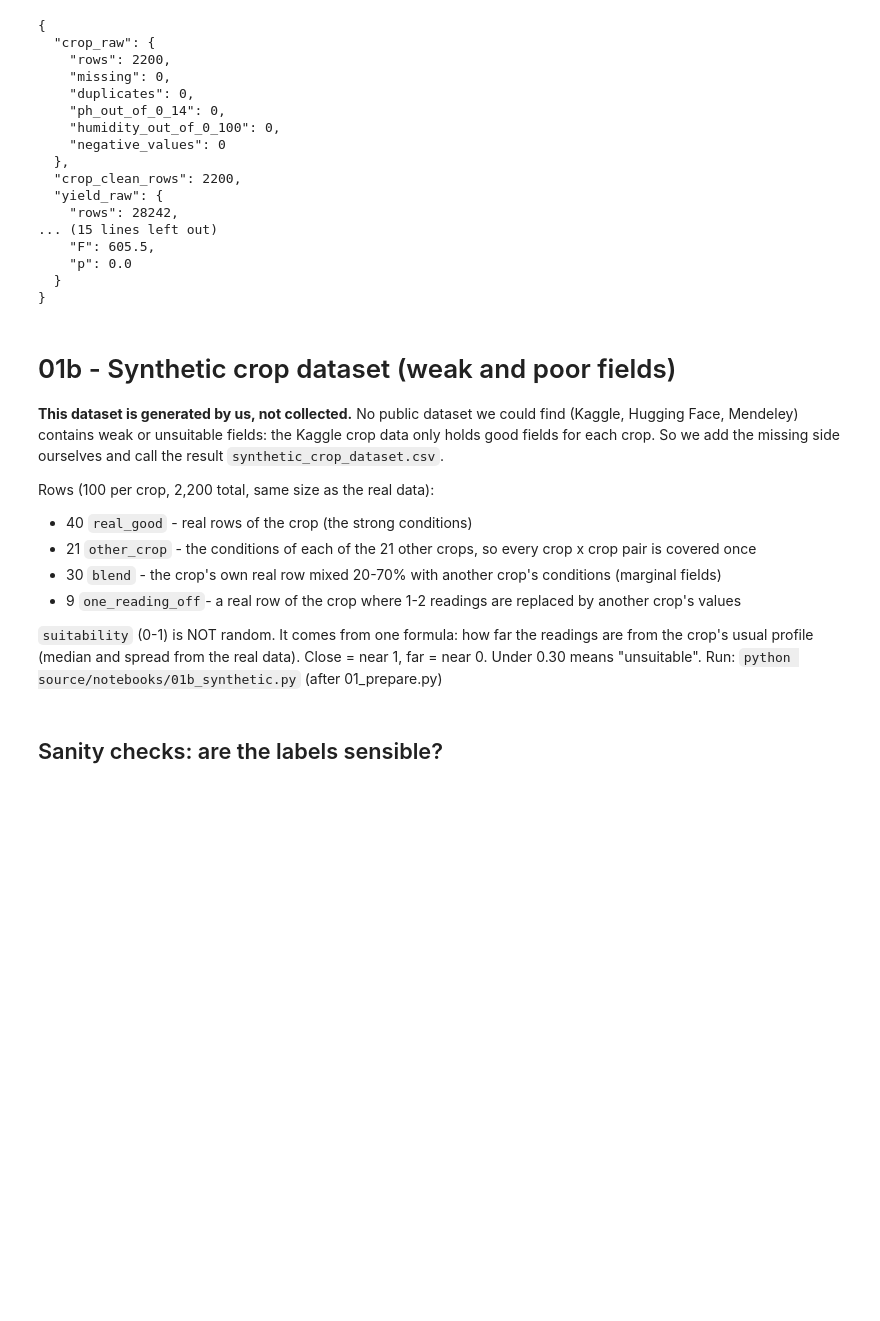
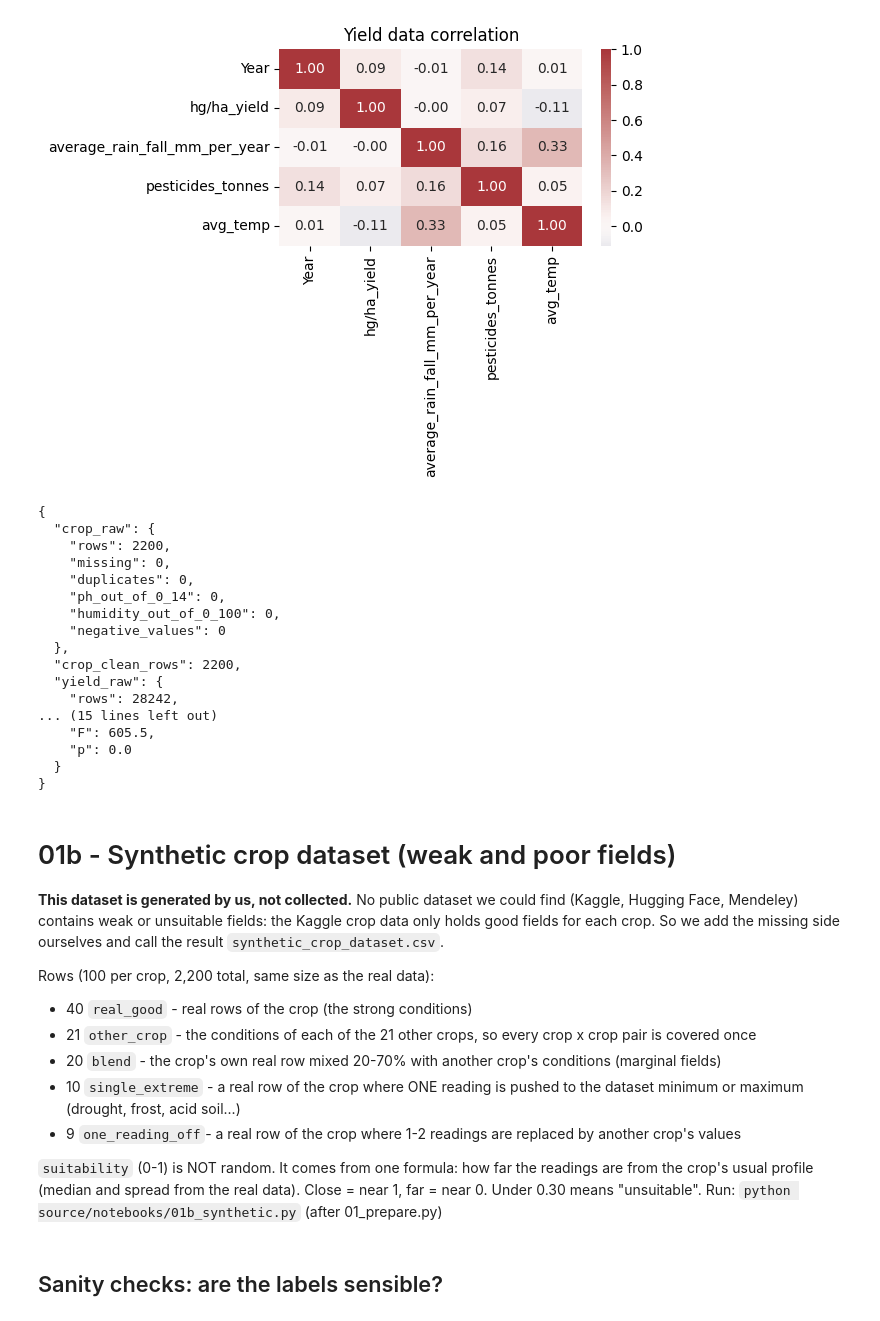
Before and after one commit to NikhilD2003/smart-crop-advisor, a Jupyter notebook: source/notebooks/smart_crop_advisor.ipynb, the cells around one changed output. Cells and saved outputs as stored; diff of their text form; code cells hidden in the pictures; blank space fills up the shorter version.

```diff
--- a/source/notebooks/smart_crop_advisor.ipynb
+++ b/source/notebooks/smart_crop_advisor.ipynb
@@ -73,21 +110,22 @@ report["anova_rainfall_across_crops"] = {"F": round(anova.statistic, 1), "p": fl
 # %%
 y = pd.read_csv(RAW / "yield_df.csv")
 y = y.drop(columns=[c for c in y.columns if c.startswith("Unnamed")])  # leftover index column
 report["yield_raw"] = {"rows": len(y), "missing": int(y.isna().sum().sum()), "duplicates": int(y.duplicated().sum())}
 y = y.drop_duplicates().dropna()
 y = y[(y["hg/ha_yield"] > 0) & (y.average_rain_fall_mm_per_year >= 0) & (y.pesticides_tonnes >= 0)]
 y.to_csv(OUT / "yield_clean.csv", index=False)
 report["yield_clean_rows"] = len(y)
 report["yield_items"] = y.Item.value_counts().to_dict()
 report["yield_describe"] = y.describe().round(2).to_dict()
 
 sns.heatmap(y.select_dtypes("number").corr(), annot=True, fmt=".2f", cmap="vlag", center=0)
-plt.title("Yield data correlation"); plt.tight_layout(); plt.savefig(FIG / "yield_correlation.png", dpi=120); plt.close()
+plt.title("Yield data correlation"); plt.tight_layout(); plt.savefig(FIG / "yield_correlation.png", dpi=120); plt.show()
 
 (ROOT / "source" / "models" / "eda.json").write_text(json.dumps(report, indent=2, default=str))
 print(json.dumps({k: report[k] for k in ("crop_raw", "crop_clean_rows", "yield_raw", "yield_clean_rows",
                                          "ttest_rice_vs_chickpea_rainfall", "anova_rainfall_across_crops")}, indent=2))
 # %% [output]
+[figure, added]
 {
   "crop_raw": {
     "rows": 2200,
@@ -114,7 +152,8 @@ So we add the missing side ourselves and call the result `synthetic_crop_dataset
 Rows (100 per crop, 2,200 total, same size as the real data):
 * 40 `real_good`      - real rows of the crop (the strong conditions)
 * 21 `other_crop`     - the conditions of each of the 21 other crops, so every crop x crop pair is covered once
-* 30 `blend`          - the crop's own real row mixed 20-70% with another crop's conditions (marginal fields)
+* 20 `blend`          - the crop's own real row mixed 20-70% with another crop's conditions (marginal fields)
+* 10 `single_extreme` - a real row of the crop where ONE reading is pushed to the dataset minimum or maximum (drought, frost, acid soil...)
 * 9  `one_reading_off`- a real row of the crop where 1-2 readings are replaced by another crop's values
 
 `suitability` (0-1) is NOT random. It comes from one formula: how far the readings are from the crop's usual profile
```
Also changed, not shown: parts of 61 cells of this notebook, 23 other files.
